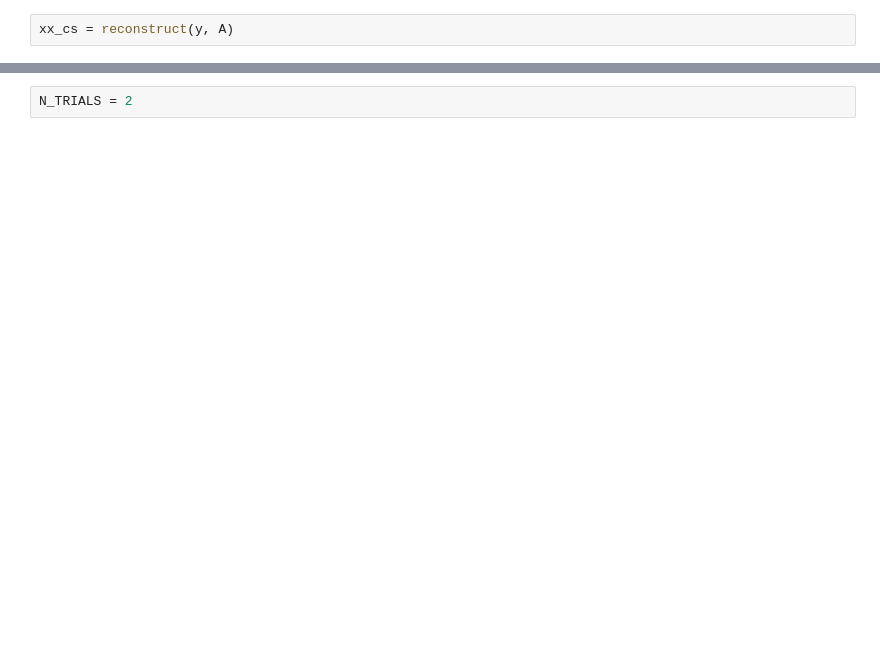
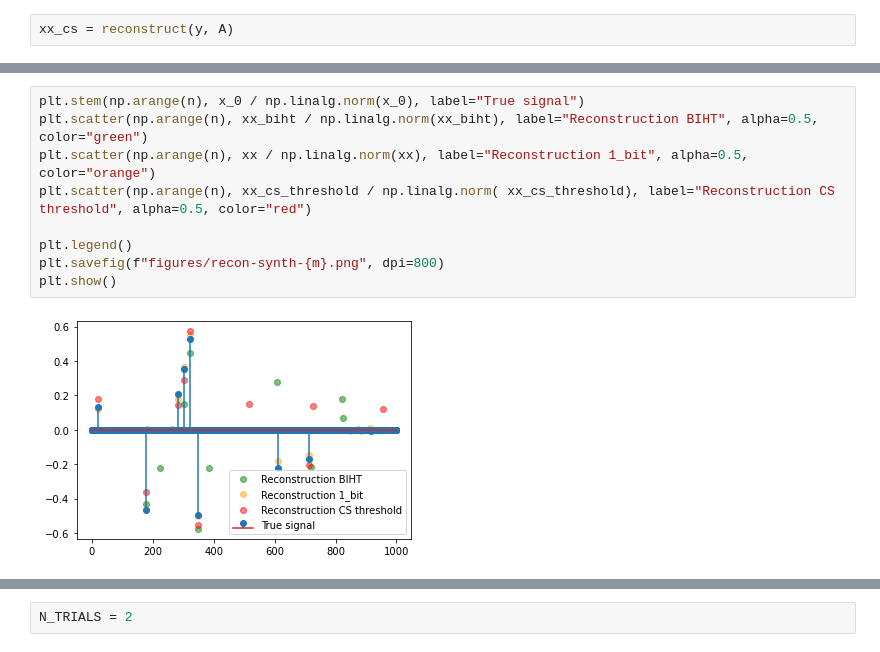
Before and after one commit to theophilec/1-bit-cs-with-lp-reproduction, a Jupyter notebook: reproduction.ipynb, the cells around one changed output, grey strips where cells are left out. Cells and saved outputs as stored; diff of their text form; blank space fills up the shorter version.

```diff
--- a/reproduction.ipynb
+++ b/reproduction.ipynb
@@ -69,0 +66,11 @@ angular_error(xx / np.linalg.norm(xx), x_0 / np.linalg.norm(x_0))
+# %%
+plt.stem(np.arange(n), x_0 / np.linalg.norm(x_0), label="True signal")
+plt.scatter(np.arange(n), xx_biht / np.linalg.norm(xx_biht), label="Reconstruction BIHT", alpha=0.5, color="green")
+plt.scatter(np.arange(n), xx / np.linalg.norm(xx), label="Reconstruction 1_bit", alpha=0.5, color="orange")
+plt.scatter(np.arange(n), xx_cs_threshold / np.linalg.norm( xx_cs_threshold), label="Reconstruction CS threshold", alpha=0.5, color="red")
+
+plt.legend()
+plt.savefig(f"figures/recon-synth-{m}.png", dpi=800)
+plt.show()
+# %% [output]
+[figure, added]
```
Also changed, not shown: parts of 19 cells of this notebook, 2 other files.
